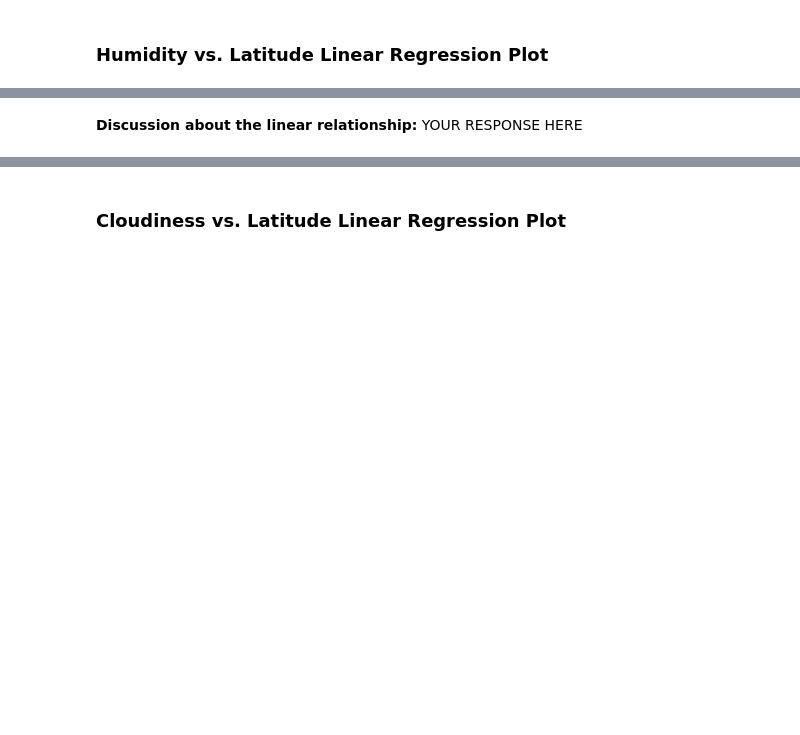
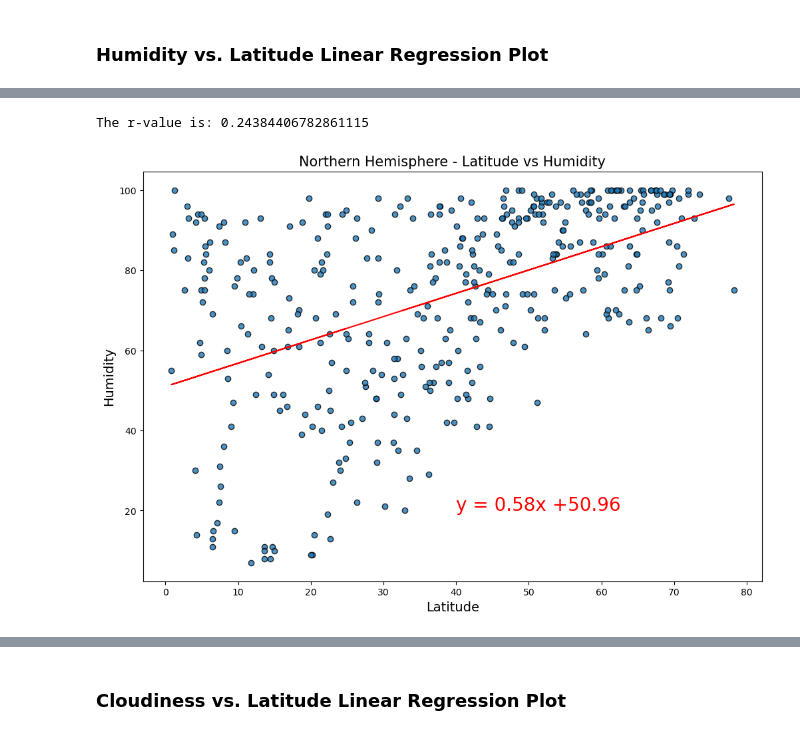
Before and after one commit to ashuudupa/python-api-challenge, a Jupyter notebook: WeatherPy/WeatherPy.ipynb, the cells around one changed output, grey strips where cells are left out. Cells and saved outputs as stored; diff of their text form; code cells hidden in the pictures; blank space fills up the shorter version.

```diff
--- a/WeatherPy/WeatherPy.ipynb
+++ b/WeatherPy/WeatherPy.ipynb
@@ -341,2 +355,10 @@ The r-value is: 0.0002808747046324607
-# %% [markdown]
-**Discussion about the linear relationship:** YOUR RESPONSE HERE
+# %%
+# Northern Hemisphere
+x_values = northern_hemi_df['Lat']
+y_values = northern_hemi_df['Humidity']
+linear_regression(x_values, y_values, "Latitude", "Humidity", "Northern",(40, 20))
+plt.savefig('output_data/Northhemi Latitude vs. Humidity.png')
+plt.show()
+# %% [output]
+The r-value is: 0.24384406782861115
+[figure, added]
```
Also changed, not shown: parts of 31 cells of this notebook, 13 other files.
